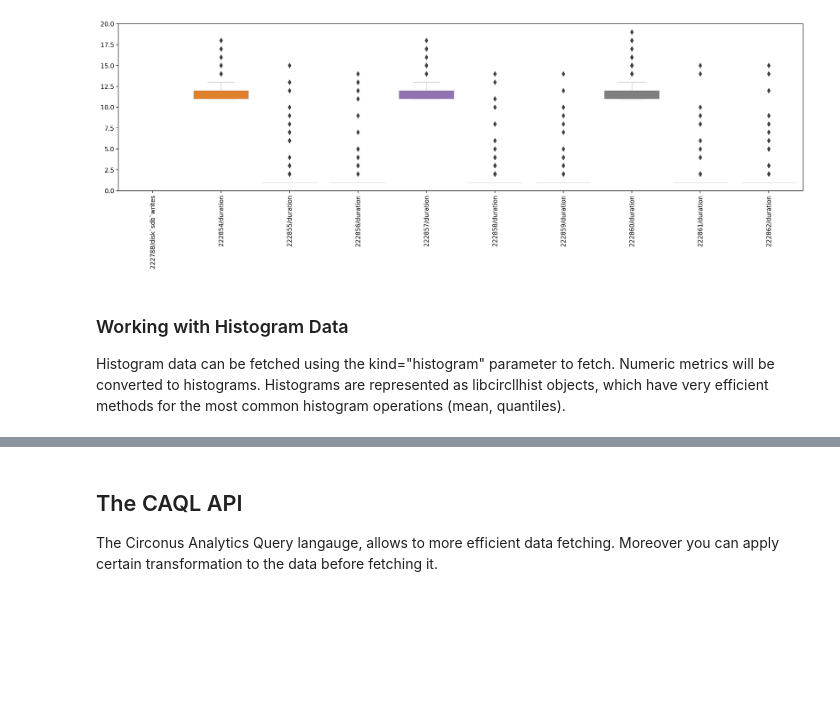
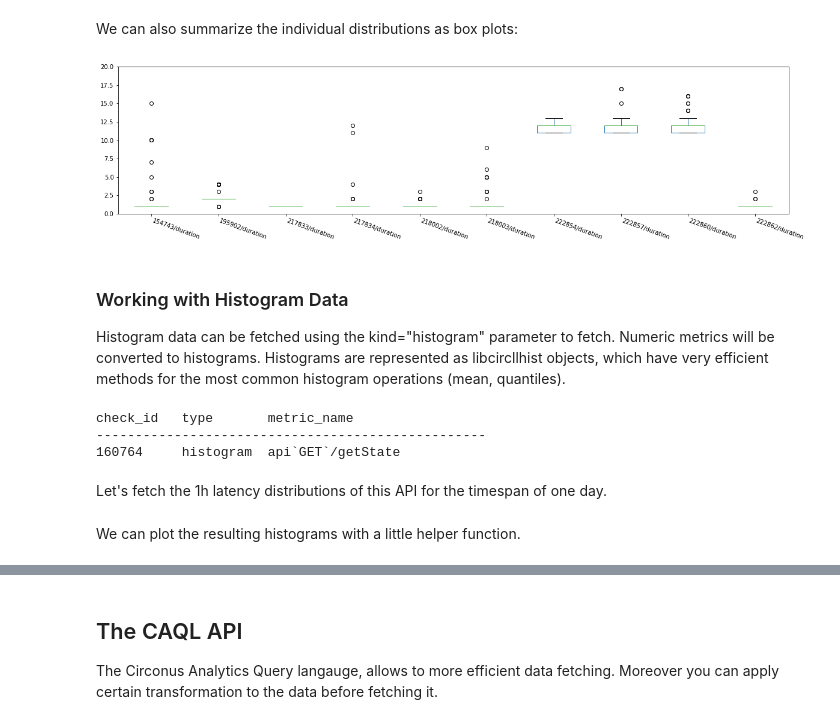
Before and after one commit to HeinrichHartmann/DS4OPS, a Jupyter notebook: work/Circonus for Data Science.ipynb, the cells around one changed output, grey strips where cells are left out. Saved outputs shown, nothing was run; the diff lists cells and outputs as text; code cells hidden in the pictures; blank space fills up the shorter version.

```diff
--- a/work/Circonus for Data Science.ipynb
+++ b/work/Circonus for Data Science.ipynb
@@ -119,15 +123,23 @@ import seaborn as sns
-# %%
-plt.figure(figsize=(20,5),dpi=200)
-ax = sns.boxplot(data=df.iloc[:,15:25],linewidth=0.2)
-ax.set_ylim(0,20)
-for tick in ax.get_xticklabels():
-    tick.set_rotation(90)
-# %% [output]
-[figure, removed]
+# %% [markdown]
+We can also summarize the individual distributions as box plots:
+# %%
+ax = df.plot(figsize=(20,5),legend=False, ylim=(0,20), kind="box")
+ax.figure.autofmt_xdate(rotation=-20,ha="left")
+# %% [output]
+[figure, added]
 # %% [markdown]
 ### Working with Histogram Data
 
 Histogram data can be fetched using the kind="histogram" parameter to fetch.
 Numeric metrics will be converted to histograms.
 Histograms are represented as libcircllhist objects, which have very efficient methods for the most common histogram operations (mean, quantiles).
+# %%
+MH = circ.search("api`GET`/getState", limit=1)
+print(MH)
+# %% [output]
+check_id   type       metric_name
+--------------------------------------------------
+160764     histogram  api`GET`/getState
+# %% [markdown]
+Let's fetch the 1h latency distributions of this API for the timespan of one day.
 # %%
@@ -134,0 +147,2 @@ M = circ.search("api`GET`/getState").fetch(datetime(2018,1,1).timestamp(), 60*60
+# %% [markdown]
+We can plot the resulting histograms with a little helper function.
```
Also changed, not shown: parts of 36 cells of this notebook.
